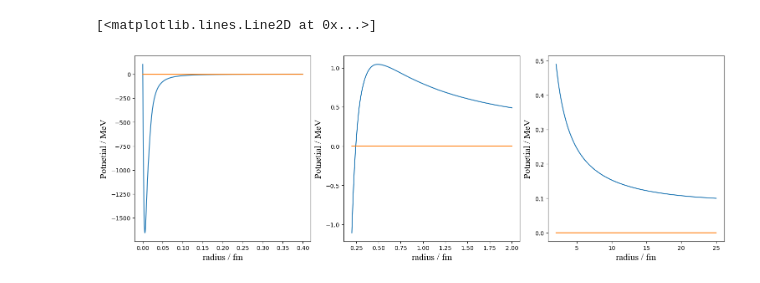
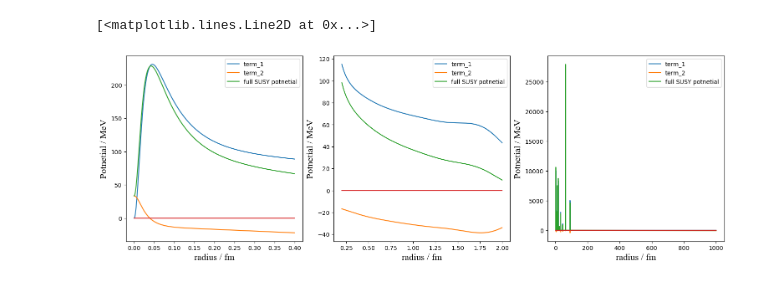
Before and after one commit to fae15/Halo-Nuclei-sem-2, a Jupyter notebook: Week 7/He5 forbidden state calculation.ipynb, the cells around one changed output. Drawn from its saved outputs; the diff is of its cells as text; code cells hidden in the pictures.

```diff
--- a/Week 7/He5 forbidden state calculation.ipynb
+++ b/Week 7/He5 forbidden state calculation.ipynb
@@ -6,10 +6,10 @@ import scipy
 import matplotlib as mpl
 from scipy.special import gamma
 
-STARTING_RANGE_PARAMETER = 0.01 # In [fm^-2]
-ENDING_RANGE_PARAMETER = 25
+STARTING_RANGE_PARAMETER = 0.001 # In [fm^-2]
+ENDING_RANGE_PARAMETER = 50
 REDUCED_MASS = 935 * (4 / 5) # In [Mev / c^2], need to update value and units (10/11 A in MeV)
-SUM_LIMIT = 20 # Determines the number of gaussians we expand our wave function to
+SUM_LIMIT = 40 # Determines the number of gaussians we expand our wave function to
 
 V_LS = 11.71 # In MeV
 DIFFUSIVITY = 0.6 # Diffusivity, may want to check the vaidity of this paticular number
@@ -183,6 +240,6 @@ The S0 eigenvector is [[-6.62722384e-06+0.j -5.91679390e-04+0.j -5.91458772e-03+
 # %%
 def gauss_normalisation(range_param):
-    return (2 / (np.pi * range_param))**(0.75)
+    return (2 / (np.pi * (range_param**2)))**(0.75)
 
 def gauss_wavefunc(radius, range_param):
     return gauss_normalisation(range_param) * np.exp(- radius**2 / range_param**2)
@@ -191,48 +248,65 @@ def gauss_wavefunc_first_derivitave(radius, range_param):
     return - (2 * radius) / (range_param**2) * gauss_wavefunc(radius, range_param)
 
 def gauss_wavefunc_second_derivitave(radius, range_param):
-    return (2 / range_param) * (((1 * radius) / range_param**2) - 1) * gauss_wavefunc(radius, range_param)
+    return (2 / range_param) * (((2 * radius**2) / range_param**2) - 1) * gauss_wavefunc(radius, range_param)
 # %%
 def susy_potential_plot_function(radius, mixing_coeffs, size=SUM_LIMIT):
-    susy_vals = np.zeros(shape=(1, len(radius)))[0, :]
+    susy_term_1_vals = np.zeros(shape=(1, len(radius)))[0, :]
+    susy_term_2_vals = np.zeros(shape=(1, len(radius)))[0, :]
+
     mixing_coeffs = np.real(mixing_coeffs)
     for i in enumerate(radius):
         term_1 = 0
         term_2 = 0
         term_3 = 0
         for k in enumerate(mixing_coeffs):
             range_parameter = next_range_parameter(k[0])
-            term_1 += gauss_wavefunc(i[1], range_parameter)
-            term_2 += gauss_wavefunc_first_derivitave(i[1], range_parameter)
-            term_3 += gauss_wavefunc_second_derivitave(i[1], range_parameter)
-        susy_vals[i[0]] = -((term_3 / term_1) - (term_2 / term_1)**2)
-    np.savetxt('name.txt', susy_vals)
-    return susy_vals
+            term_1 += gauss_wavefunc(i[1], range_parameter) * mixing_coeffs[k[0]]
+            term_2 += gauss_wavefunc_first_derivitave(i[1], range_parameter) * mixing_coeffs[k[0]]
+            term_3 += gauss_wavefunc_second_derivitave(i[1], range_parameter) * mixing_coeffs[k[0]]
+        susy_term_1_vals[i[0]] = (term_2 / term_1)**2
+        susy_term_2_vals[i[0]] = -(term_3 / term_1)
+
+    return susy_term_1_vals, susy_term_2_vals
 
 
 r_vals = np.linspace(0, 0.4, 10000)
 r_vals_2 = np.linspace(0.2, 2, 10000)
-r_vals_3 = np.linspace(2, 25, 10000)
+r_vals_3 = np.linspace(2, 1000, 10000)
+susy_term_1_vals, susy_term_2_vals = susy_potential_plot_function(r_vals, s_eigenvectors[:, 0])
+susy_term_1_vals_2, susy_term_2_vals_2 = susy_potential_plot_function(r_vals_2, s_eigenvectors[:, 0])
+susy_term_1_vals_3, susy_term_2_vals_3 = susy_potential_plot_function(r_vals_3, s_eigenvectors[:, 0])
+
+
 fig = plt.figure(figsize=(15, 5), layout='constrained')
 spec = fig.add_gridspec(ncols=3, nrows=1)
 ax_1 = fig.add_subplot(spec[0,0])
 ax_2 = fig.add_subplot(spec[0,1])
 ax_3 = fig.add_subplot(spec[0,2])
 
-ax_1.plot(r_vals, susy_potential_plot_function(r_vals, s_eigenvectors[:, 0]))
+ax_1.plot(r_vals, susy_term_1_vals, label='term_1')
+ax_1.plot(r_vals, susy_term_2_vals, label='term_2')
+ax_1.plot(r_vals, susy_term_1_vals + susy_term_2_vals, label='full SUSY potnetial')
+ax_1.legend()
 ax_1.set_xlabel('radius / fm', fontsize=16, fontname='Times New Roman')
 ax_1.set_ylabel('Potnetial / MeV', fontsize=16, fontname='Times New Roman')
 ax_1.plot(r_vals, r_vals*0)
 
-ax_2.plot(r_vals_2, susy_potential_plot_function(r_vals_2, s_eigenvectors[:, 0]))
+ax_2.plot(r_vals_2, susy_term_1_vals_2, label='term_1')
+ax_2.plot(r_vals_2, susy_term_2_vals_2, label='term_2')
+ax_2.plot(r_vals_2, susy_term_1_vals_2 + susy_term_2_vals_2, label='full SUSY potnetial')
+ax_2.legend()
 ax_2.set_xlabel('radius / fm', fontsize=16, fontname='Times New Roman')
 ax_2.set_ylabel('Potnetial / MeV', fontsize=16, fontname='Times New Roman')
 ax_2.plot(r_vals_2, r_vals_2*0)
 
-ax_3.plot(r_vals_3, susy_potential_plot_function(r_vals_3, s_eigenvectors[:, 0]))
+ax_3.plot(r_vals_3, susy_term_1_vals_3, label='term_1')
+ax_3.plot(r_vals_3, susy_term_2_vals_3, label='term_2')
+ax_3.plot(r_vals_3, susy_term_1_vals_3 + susy_term_2_vals_3, label='full SUSY potnetial')
+ax_3.legend()
 ax_3.set_xlabel('radius / fm', fontsize=16, fontname='Times New Roman')
 ax_3.set_ylabel('Potnetial / MeV', fontsize=16, fontname='Times New Roman')
 ax_3.plot(r_vals_3, r_vals_2*0)
 # %% [output]
 [<matplotlib.lines.Line2D at 0x...>]
-[figure, old version]
+[figure, new version]
```
Also changed, not shown: parts of 7 cells of this notebook, 1 other file.
